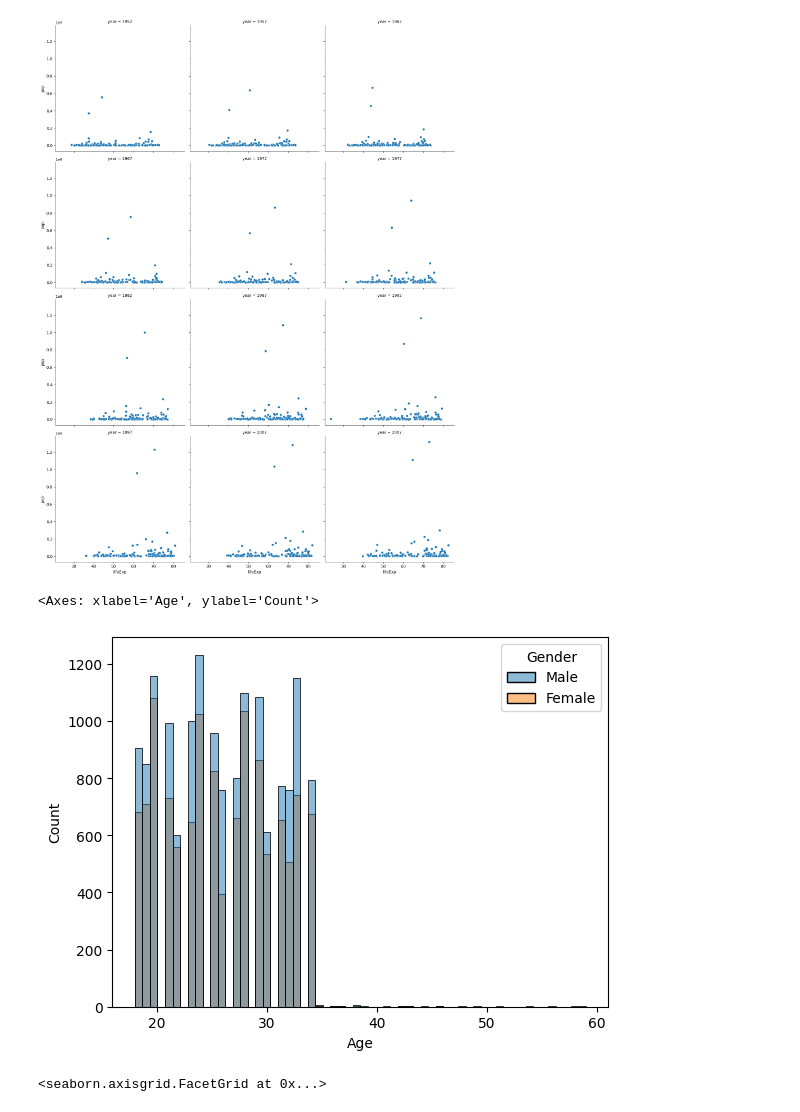
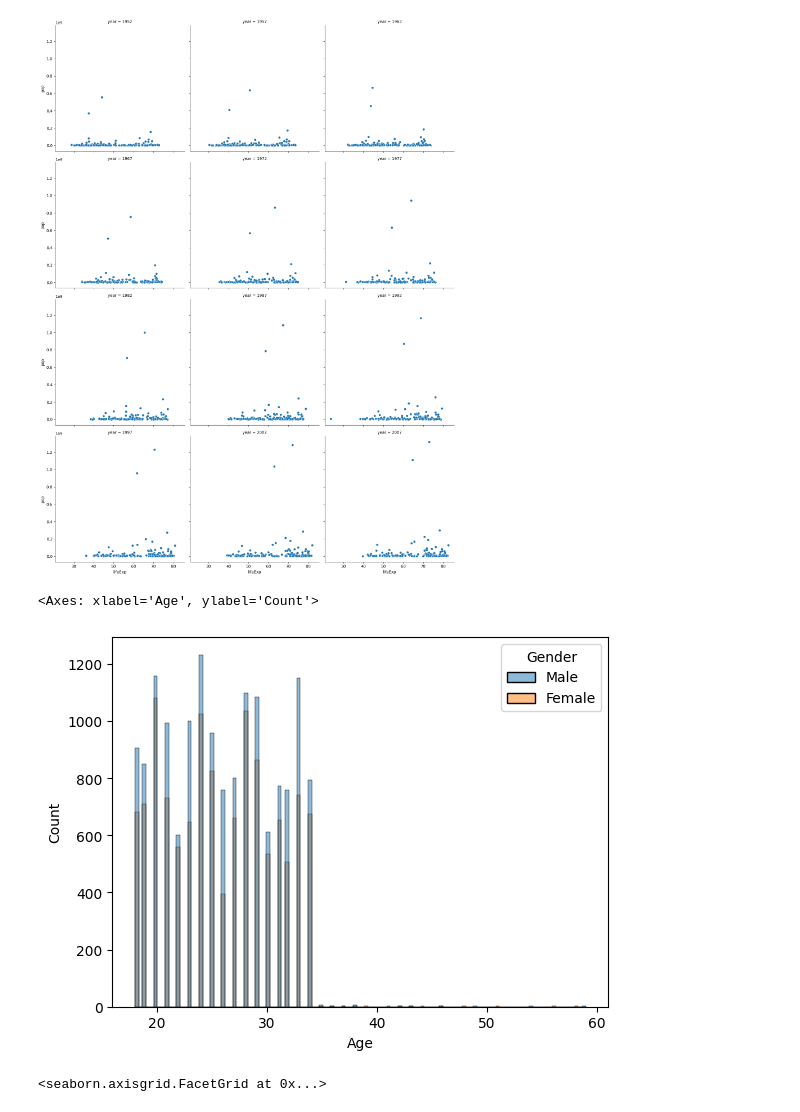
Before and after one commit to Sgpaisa/assignment_practice, a Jupyter notebook: Seaborn/seaborn.ipynb, the cells around one changed output. Saved outputs shown, nothing was run; the diff lists cells and outputs as text; code cells hidden in the pictures.

```diff
--- a/Seaborn/seaborn.ipynb
+++ b/Seaborn/seaborn.ipynb
@@ -239,10 +241,10 @@ plt.show()
 [figure]
 # %%
 #axis level fn histplot
-sns.histplot(data=df,x='Age',bins=60,hue='Gender')
+sns.histplot(data=df,x='Age',bins=120,hue='Gender')
 # %% [output]
 <Axes: xlabel='Age', ylabel='Count'>
-[figure, old version]
+[figure, new version]
 # %%
 sns.displot(data=df,x='Age',hue='Gender',kind='hist')
 # %% [output]
```
Also changed, not shown: parts of 37 cells of this notebook, 1 other file.
